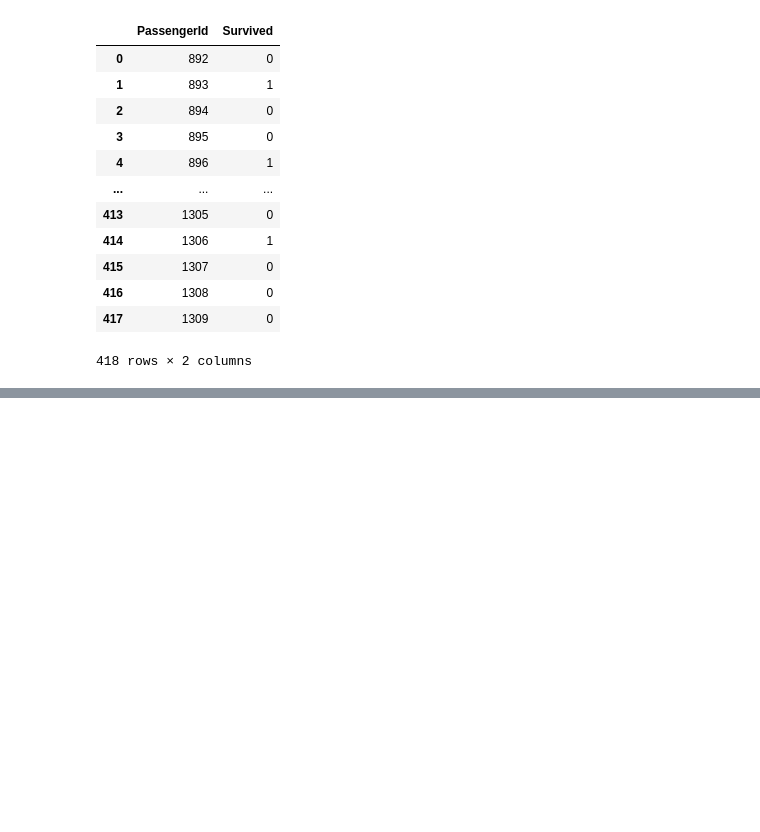
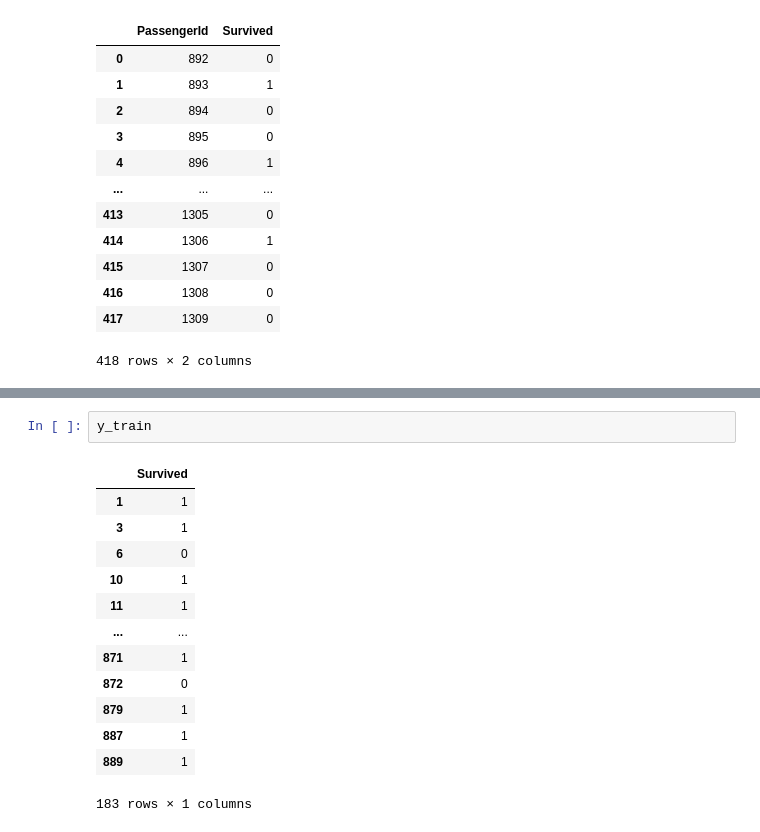
Before and after one commit to DEVANSARAVANAN/ML-End2End-Project, a Jupyter notebook: titanic-123.ipynb, the cells around one changed output, grey strips where cells are left out. Cells and saved outputs as stored; diff of their text form; blank space fills up the shorter version.

```diff
--- a/titanic-123.ipynb
+++ b/titanic-123.ipynb
@@ -90,0 +140,16 @@ st_x= StandardScaler()
+# %%
+y_train
+# %% [output]
+|  | Survived |
+| 1 | 1 |
+| 3 | 1 |
+| 6 | 0 |
+| 10 | 1 |
+| 11 | 1 |
+| ... | ... |
+| 871 | 1 |
+| 872 | 0 |
+| 879 | 1 |
+| 887 | 1 |
+| 889 | 1 |
+183 rows × 1 columns
```
Also changed, not shown: parts of 25 cells of this notebook.
